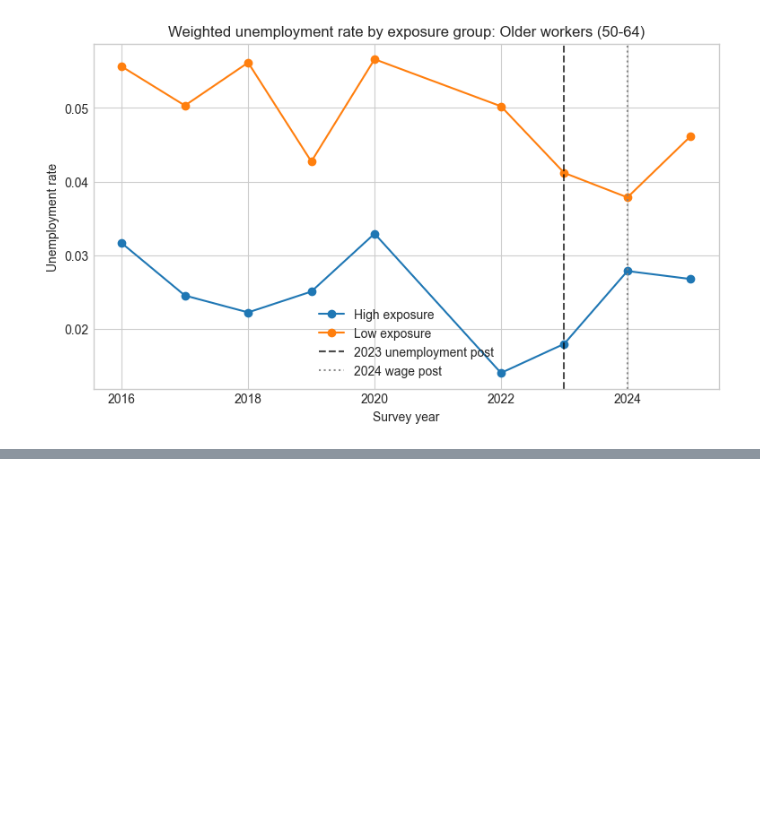
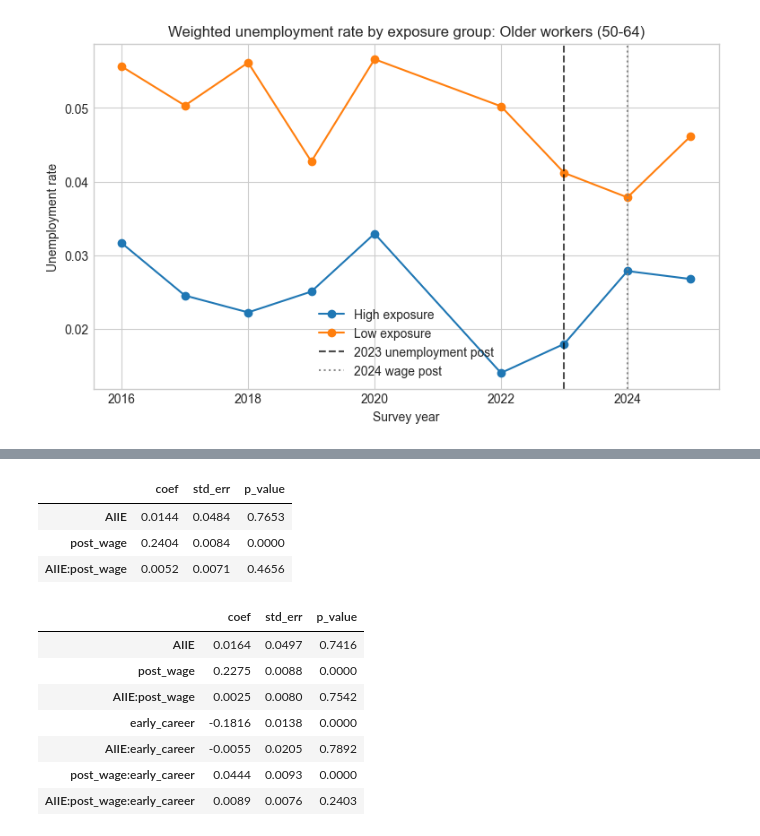
Before and after one commit to isaacvm98/UDS, a Jupyter notebook: models/causal_analysis.ipynb, the cells around one changed output, grey strips where cells are left out. Cells and saved outputs as stored; diff of their text form; code cells hidden in the pictures; blank space fills up the shorter version.

```diff
--- a/models/causal_analysis.ipynb
+++ b/models/causal_analysis.ipynb
@@ -341,0 +382,26 @@ for label, subset in {
+# %%
+m_wage_base = run_wls(
+    'log_wage ~ AIIE * post_wage + AGE + C(EDUC)',
+    wage_did_sample,
+)
+coef_table(m_wage_base, keep='AIIE|post')
+# %% [output]
+|  | coef | std_err | p_value |
+| AIIE | 0.0144 | 0.0484 | 0.7653 |
+| post_wage | 0.2404 | 0.0084 | 0.0000 |
+| AIIE:post_wage | 0.0052 | 0.0071 | 0.4656 |
+# %%
+m_wage_triple = run_wls(
+    'log_wage ~ AIIE * post_wage * early_career + AGE + C(EDUC)',
+    wage_did_sample,
+)
+coef_table(m_wage_triple, keep='AIIE|post|early')
+# %% [output]
+|  | coef | std_err | p_value |
+| AIIE | 0.0164 | 0.0497 | 0.7416 |
+| post_wage | 0.2275 | 0.0088 | 0.0000 |
+| AIIE:post_wage | 0.0025 | 0.0080 | 0.7542 |
+| early_career | -0.1816 | 0.0138 | 0.0000 |
+| AIIE:early_career | -0.0055 | 0.0205 | 0.7892 |
+| post_wage:early_career | 0.0444 | 0.0093 | 0.0000 |
+| AIIE:post_wage:early_career | 0.0089 | 0.0076 | 0.2403 |
```
Also changed, not shown: parts of 13 cells of this notebook.
